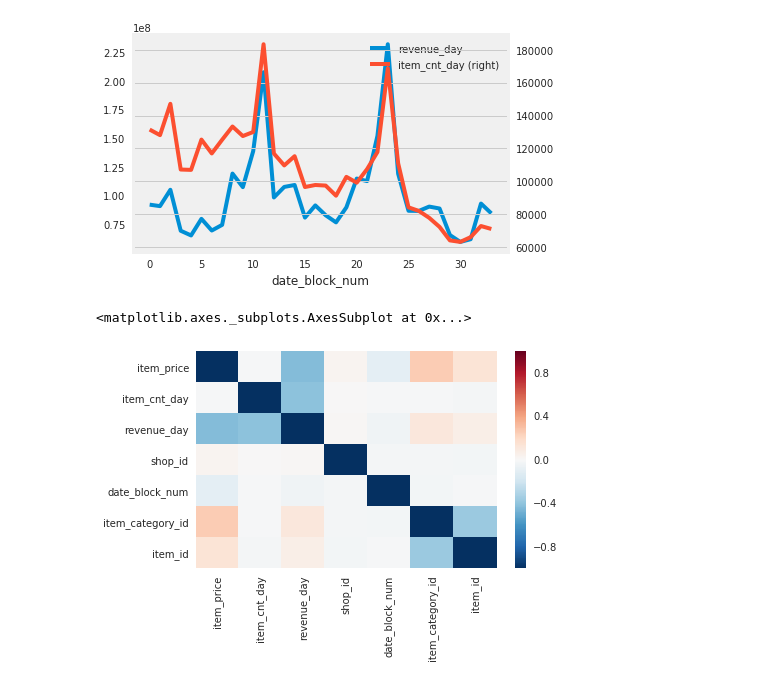
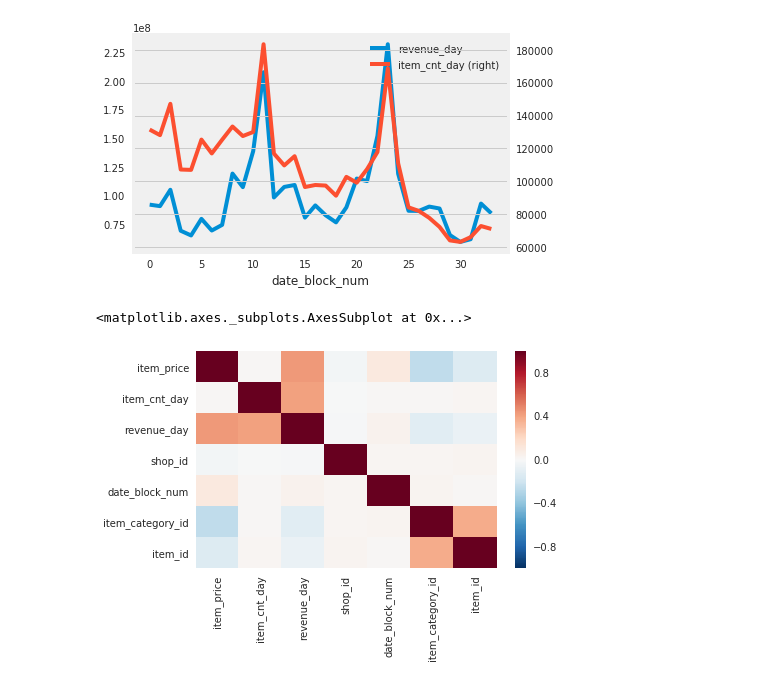
Before and after one commit to nneuenschwander/predict_future_sales, a Jupyter notebook: EDA.ipynb, the cells around one changed output. Saved outputs shown, nothing was run; the diff lists cells and outputs as text; code cells hidden in the pictures.

Commit message:
added shitty charts

```diff
--- a/EDA.ipynb
+++ b/EDA.ipynb
@@ -130,9 +130,8 @@ joined.groupby(['date_block_num'])['item_cnt_day'].sum().plot(secondary_y=True,l
 <matplotlib.axes._subplots.AxesSubplot at 0x...>
 [figure]
 # %%
-sns
 sns.heatmap(joined[['item_price','item_cnt_day','revenue_day','shop_id',
-                    'date_block_num','item_category_id','item_id']].corr(),-1))
+                    'date_block_num','item_category_id','item_id']].corr())
 # %% [output]
 <matplotlib.axes._subplots.AxesSubplot at 0x...>
-[figure, old version]
+[figure, new version]
```
